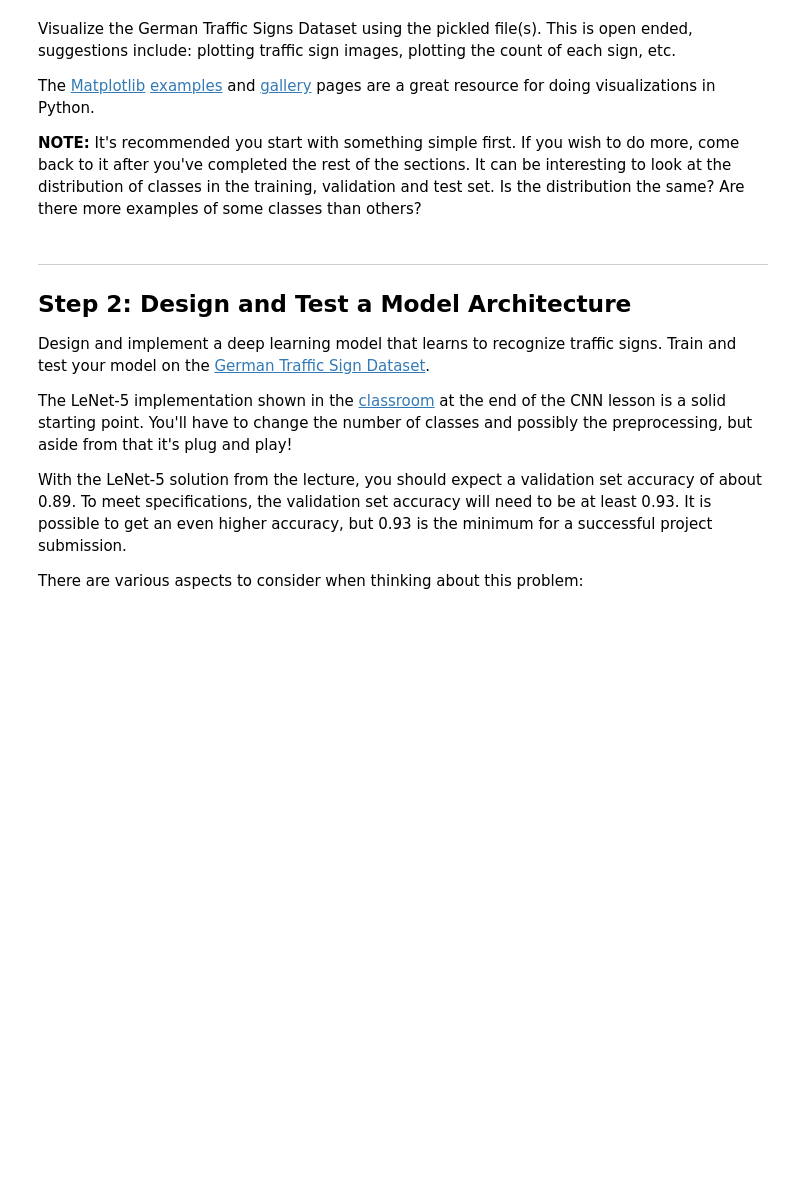
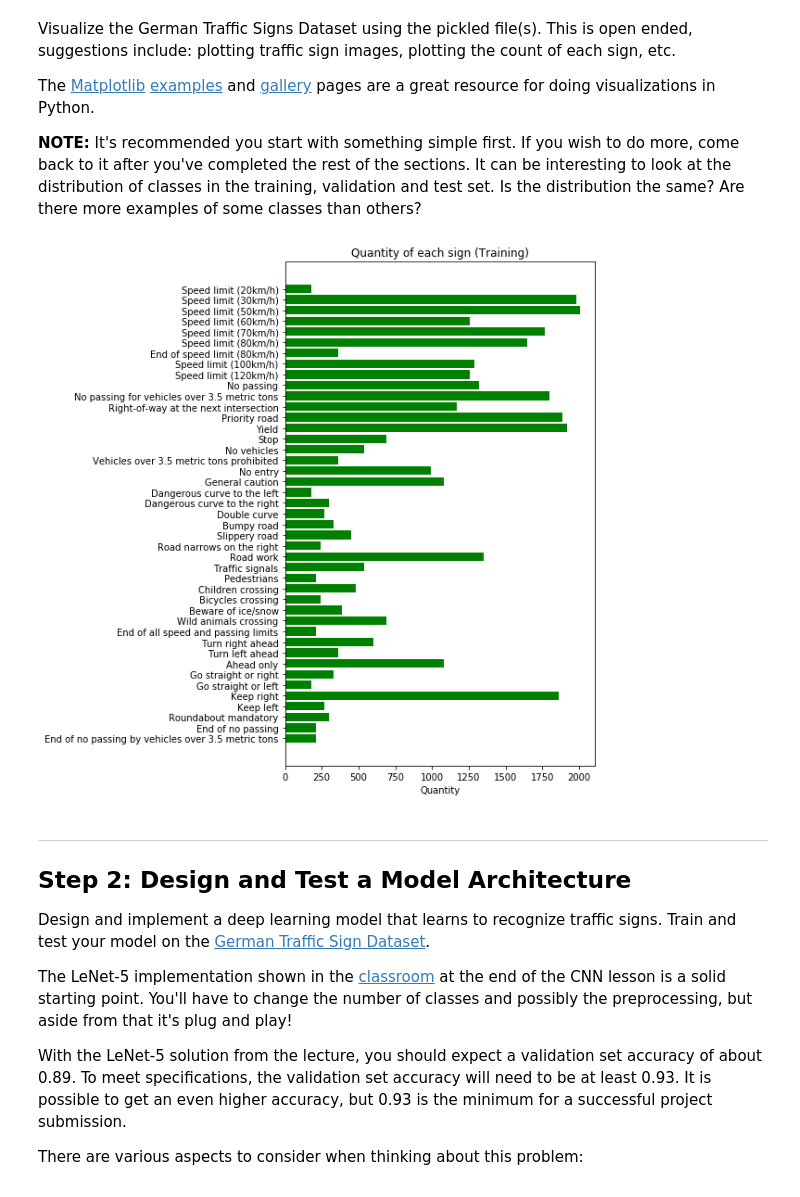
Before and after one commit to biohazardpb4/CarND-Traffic-Sign-Classifier-Project, a Jupyter notebook: Traffic_Sign_Classifier.ipynb, the cells around one changed output. Saved outputs shown, nothing was run; the diff lists cells and outputs as text; code cells hidden in the pictures; blank space fills up the shorter version.

Commit message:
added class visualization

```diff
--- a/Traffic_Sign_Classifier.ipynb
+++ b/Traffic_Sign_Classifier.ipynb
@@ -28,6 +28,7 @@ import pickle
 training_file = 'data/train.p'
 validation_file= 'data/valid.p'
 testing_file = 'data/test.p'
+classes_file = 'signnames.csv'
 
 with open(training_file, mode='rb') as f:
     train = pickle.load(f)
@@ -35,6 +36,12 @@ with open(validation_file, mode='rb') as f:
     valid = pickle.load(f)
 with open(testing_file, mode='rb') as f:
     test = pickle.load(f)
+classes = {}
+with open(classes_file, mode='r') as f:
+    for line in f:
+        i, label = line.split(',')
+        if i != 'ClassId':
+            classes[int(i)] = label.strip()
 
 X_train, y_train = train['features'], train['labels']
 X_valid, y_valid = valid['features'], valid['labels']
@@ -72,12 +79,18 @@ n_test = len(X_test)
 image_shape = X_train.shape
 
 # TODO: How many unique classes/labels there are in the dataset.
-n_classes = len(np.unique(y_train))
+n_classes = len(np.unique(np.concatenate((y_train, y_valid, y_test))))
+
+n_class_names = len(classes.items())
 
 print("Number of training examples =", n_train)
 print("Number of testing examples =", n_test)
 print("Image data shape =", image_shape)
 print("Number of classes =", n_classes)
+print("Number of class names =", n_class_names)
+print("Classes=")
+for i, label in classes.items():
+    print(i, "=", label)
 # %% [output]
 Number of training examples = 34799
 Number of testing examples = 12630
@@ -94,9 +120,35 @@ The [Matplotlib](http://matplotlib.org/) [examples](http://matplotlib.org/exampl
 # %%
 ### Data exploration visualization code goes here.
 ### Feel free to use as many code cells as needed.
 import matplotlib.pyplot as plt
 # Visualizations will be shown in the notebook.
 %matplotlib inline
+
+fig, ax = plt.subplots(figsize=(6, 10))
+
+signs = []
+quantities = []
+
+sign, count = np.unique(y_train, return_counts=True)
+signCount = dict(zip(sign, count))
+
+for i, label in classes.items():
+    signs.append(label)
+    quantities.append(signCount[i])
+
+y_pos = np.arange(len(signs))
+
+ax.barh(y_pos, quantities, align='center',
+        color='green', ecolor='black')
+ax.set_yticks(y_pos)
+ax.set_yticklabels(signs)
+ax.invert_yaxis()  # labels read top-to-bottom
+ax.set_xlabel('Quantity')
+ax.set_title('Quantity of each sign (Training)')
+
+plt.show()
+# %% [output]
+[figure, added]
 # %% [markdown]
 ----
 
```
Also changed, not shown: parts of 1 cell of this notebook.
